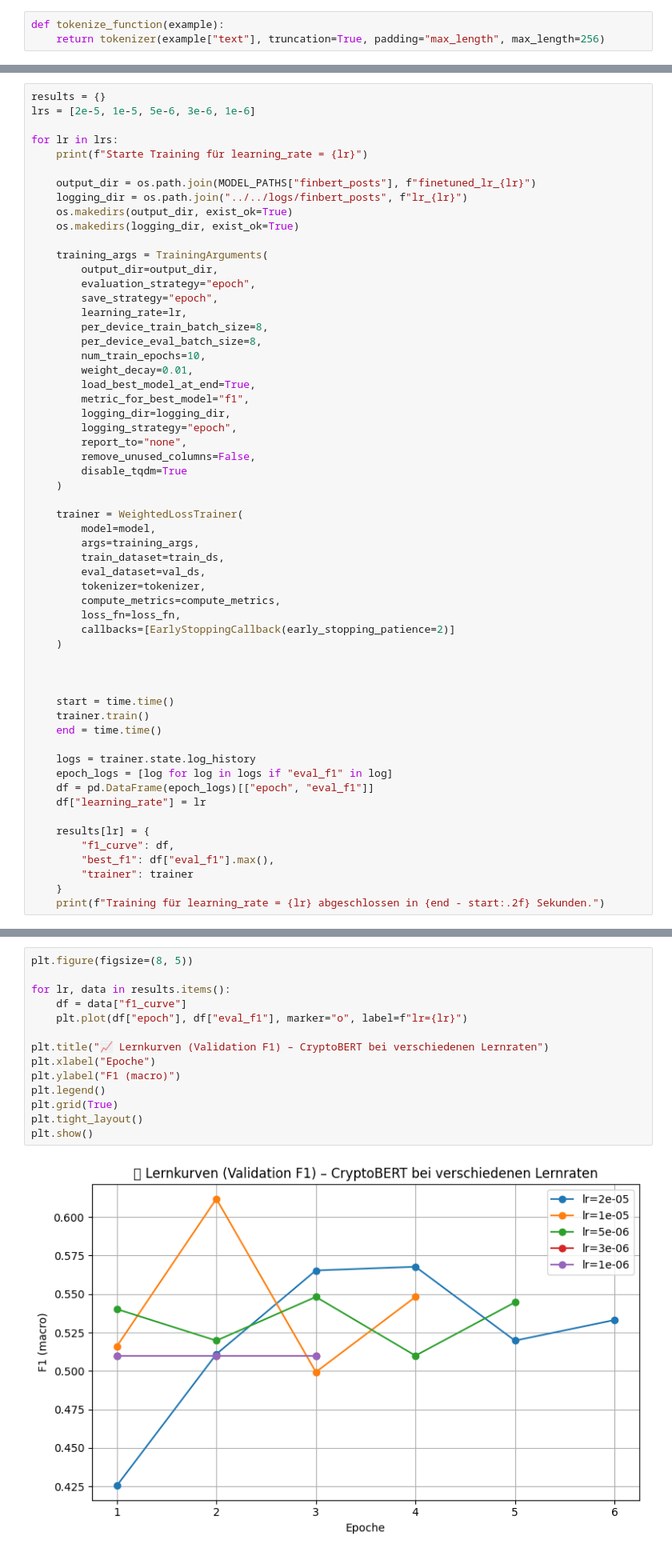
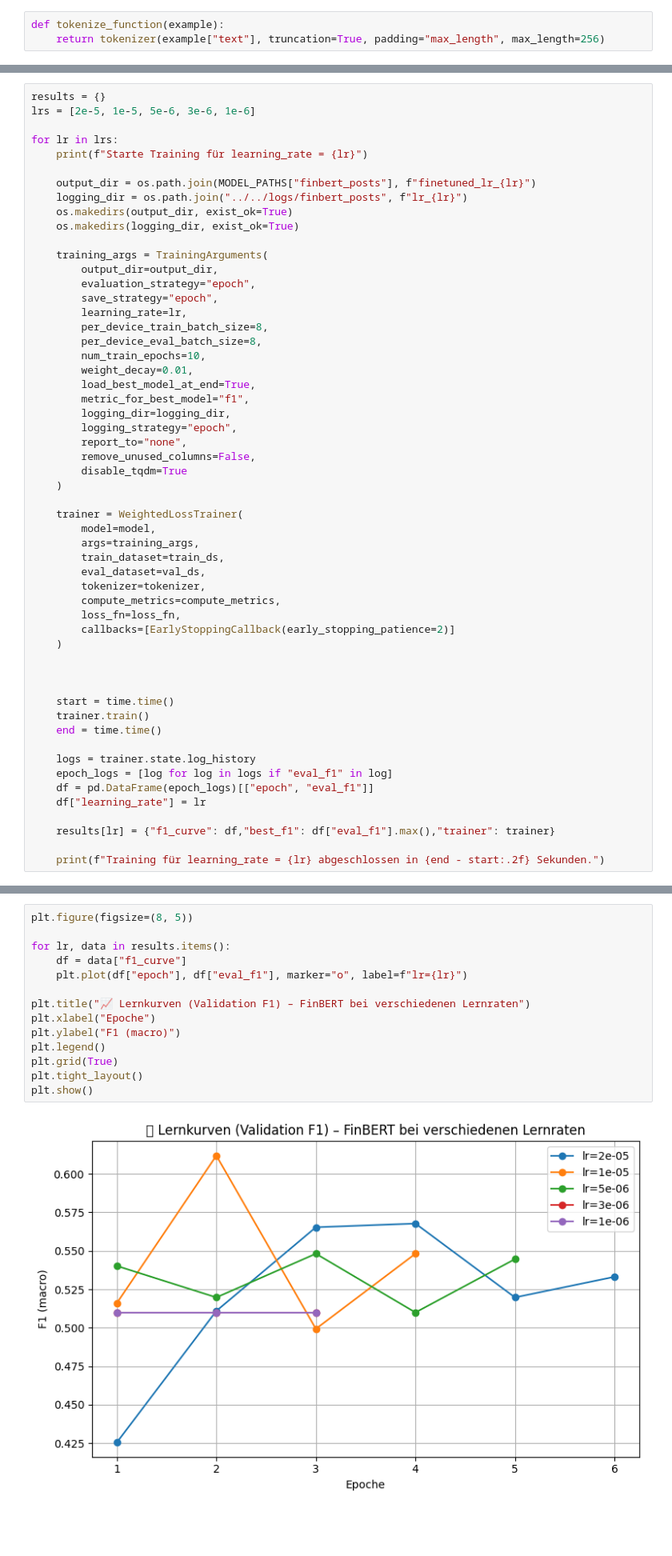
Before and after one commit to Reimser/data_mining_studienarbeit, a Jupyter notebook: notebooks/modeling/finbert.ipynb, the cells around one changed output, grey strips where cells are left out. Shown at 80% size. Cells and saved outputs as stored; diff of their text form; blank space fills up the shorter version.

```diff
--- a/notebooks/modeling/finbert.ipynb
+++ b/notebooks/modeling/finbert.ipynb
@@ -189,11 +189,8 @@ for lr in lrs:
     df = pd.DataFrame(epoch_logs)[["epoch", "eval_f1"]]
     df["learning_rate"] = lr
 
-    results[lr] = {
-        "f1_curve": df,
-        "best_f1": df["eval_f1"].max(),
-        "trainer": trainer
-    }
+    results[lr] = {"f1_curve": df,"best_f1": df["eval_f1"].max(),"trainer": trainer}
+
     print(f"Training für learning_rate = {lr} abgeschlossen in {end - start:.2f} Sekunden.")
 # %% [output]
 Starte Training für learning_rate = 2e-05
@@ -256,19 +253,19 @@ Training für learning_rate = 1e-06 abgeschlossen in 31.38 Sekunden.
 # %%
 plt.figure(figsize=(8, 5))
 
 for lr, data in results.items():
     df = data["f1_curve"]
     plt.plot(df["epoch"], df["eval_f1"], marker="o", label=f"lr={lr}")
 
-plt.title("📈 Lernkurven (Validation F1) – CryptoBERT bei verschiedenen Lernraten")
+plt.title("📈 Lernkurven (Validation F1) – FinBERT bei verschiedenen Lernraten")
 plt.xlabel("Epoche")
 plt.ylabel("F1 (macro)")
 plt.legend()
 plt.grid(True)
 plt.tight_layout()
 plt.show()
 # %% [output]
-[figure, old version]
+[figure, new version]
 # %%
 for lr, res in results.items():
     print(f"lr={lr}: best_f1={res['best_f1']:.4f}")
```
Also changed, not shown: parts of 2 cells of this notebook, 1 other file.
